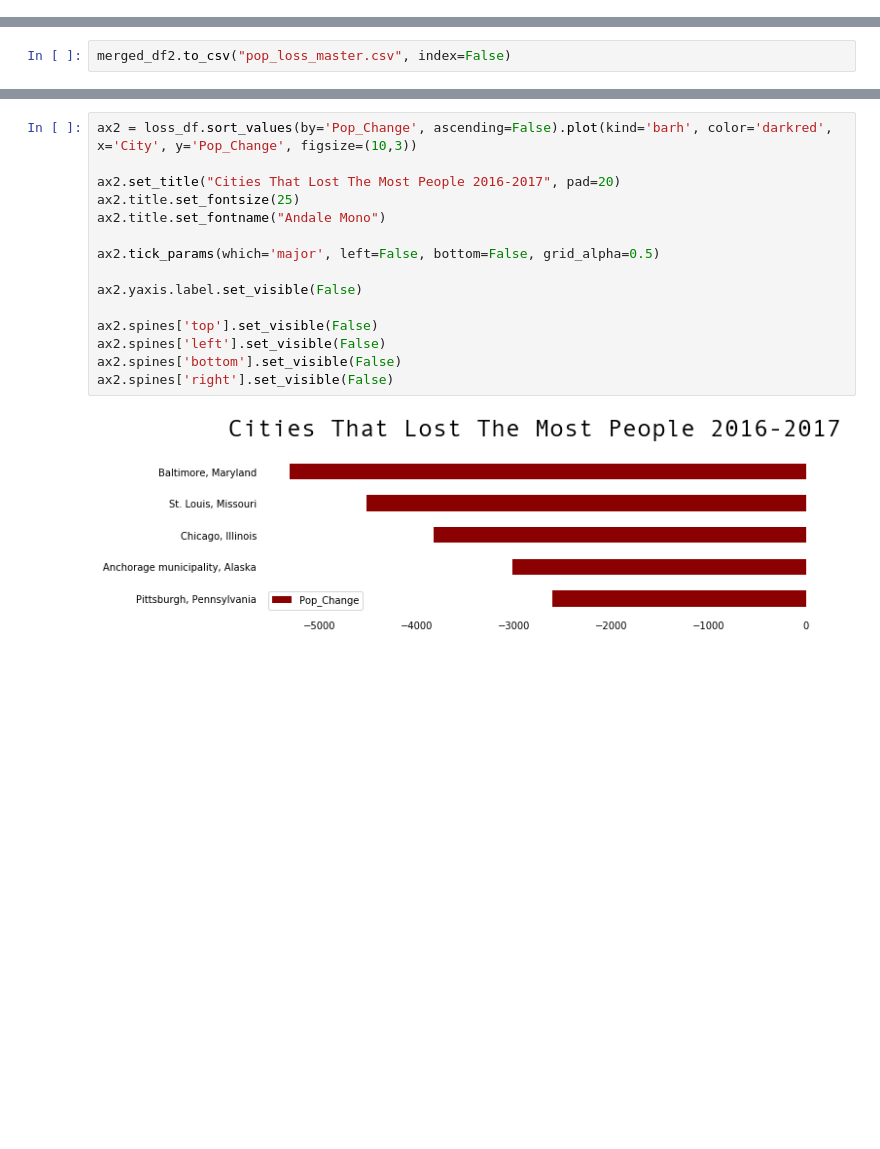
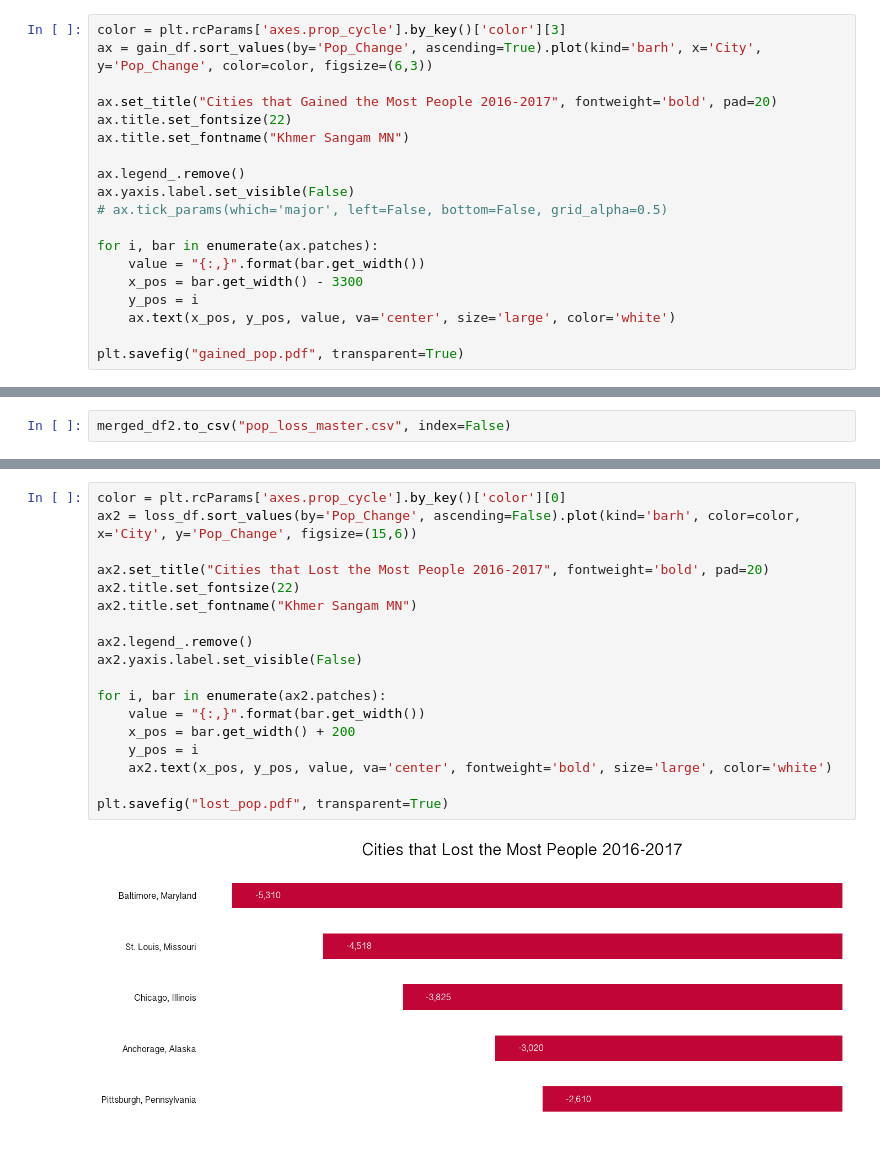
Before and after one commit to mattrehbein/data_studio, a Jupyter notebook: code/01-city_pop_changes/city_pop_revisions.ipynb, the cells around one changed output, grey strips where cells are left out. Saved outputs shown, nothing was run; the diff lists cells and outputs as text; blank space fills up the shorter version.

```diff
--- a/code/01-city_pop_changes/city_pop_revisions.ipynb
+++ b/code/01-city_pop_changes/city_pop_revisions.ipynb
@@ -110,0 +154,19 @@ gain_df = pd.read_csv("pop_gain_master.csv")
+# %%
+color = plt.rcParams['axes.prop_cycle'].by_key()['color'][3]
+ax = gain_df.sort_values(by='Pop_Change', ascending=True).plot(kind='barh', x='City', y='Pop_Change', color=color, figsize=(6,3))
+
+ax.set_title("Cities that Gained the Most People 2016-2017", fontweight='bold', pad=20)
+ax.title.set_fontsize(22)
+ax.title.set_fontname("Khmer Sangam MN")
+
+ax.legend_.remove()
+ax.yaxis.label.set_visible(False)
+# ax.tick_params(which='major', left=False, bottom=False, grid_alpha=0.5)
+
+for i, bar in enumerate(ax.patches):
+    value = "{:,}".format(bar.get_width())
+    x_pos = bar.get_width() - 3300
+    y_pos = i
+    ax.text(x_pos, y_pos, value, va='center', size='large', color='white')
+
+plt.savefig("gained_pop.pdf", transparent=True)
@@ -249,18 +291,21 @@ loss_df
 | 4 | Pittsburgh, Pennsylvania | 305017 | 302407 | -2610 | -0.9 | Pennsylvania | 42003 | Allegheny County, PA | 6.8 | 7.6 | ... |
 # %%
-ax2 = loss_df.sort_values(by='Pop_Change', ascending=False).plot(kind='barh', color='darkred', x='City', y='Pop_Change', figsize=(10,3))
+color = plt.rcParams['axes.prop_cycle'].by_key()['color'][0]
+ax2 = loss_df.sort_values(by='Pop_Change', ascending=False).plot(kind='barh', color=color, x='City', y='Pop_Change', figsize=(15,6))
 
-ax2.set_title("Cities That Lost The Most People 2016-2017", pad=20)
-ax2.title.set_fontsize(25)
-ax2.title.set_fontname("Andale Mono")
+ax2.set_title("Cities that Lost the Most People 2016-2017", fontweight='bold', pad=20)
+ax2.title.set_fontsize(22)
+ax2.title.set_fontname("Khmer Sangam MN")
 
-ax2.tick_params(which='major', left=False, bottom=False, grid_alpha=0.5)
-
+ax2.legend_.remove()
 ax2.yaxis.label.set_visible(False)
 
-ax2.spines['top'].set_visible(False)
-ax2.spines['left'].set_visible(False)
-ax2.spines['bottom'].set_visible(False)
-ax2.spines['right'].set_visible(False)
+for i, bar in enumerate(ax2.patches):
+    value = "{:,}".format(bar.get_width())
+    x_pos = bar.get_width() + 200
+    y_pos = i
+    ax2.text(x_pos, y_pos, value, va='center', fontweight='bold', size='large', color='white')
+
+plt.savefig("lost_pop.pdf", transparent=True)
 # %% [output]
-[figure, old version]
+[figure, new version]
```
Also changed, not shown: parts of 12 cells of this notebook, 28 other files.
